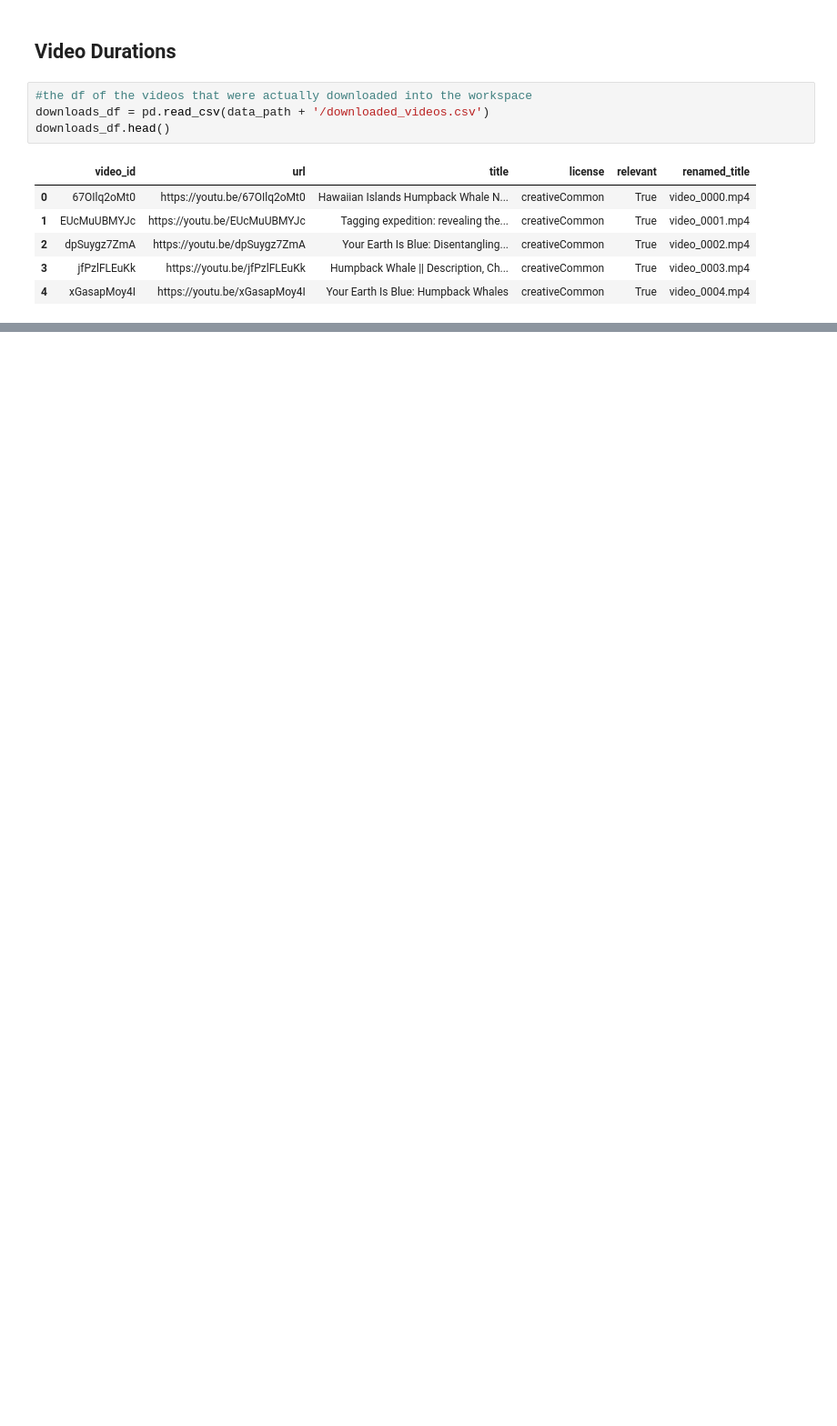
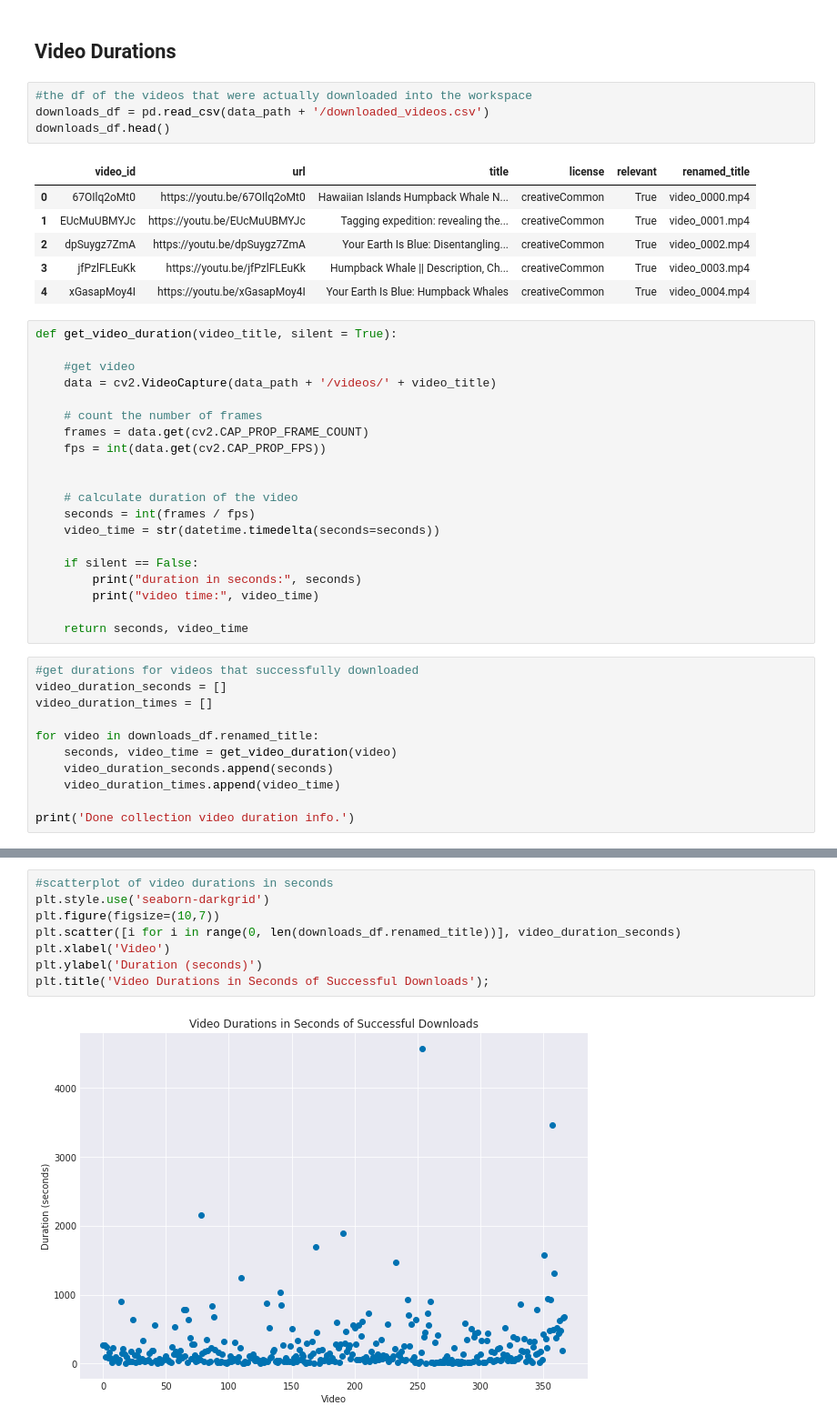
Before and after one commit to ramirezmichelle/youtube-humpback-whale-classifier, a Jupyter notebook: eda/video_data_eda.ipynb, the cells around one changed output, grey strips where cells are left out. Shown at 91% size. Saved outputs shown, nothing was run; the diff lists cells and outputs as text; blank space fills up the shorter version.

Commit message:
plotted video durations

```diff
--- a/eda/video_data_eda.ipynb
+++ b/eda/video_data_eda.ipynb
@@ -83,3 +86,34 @@ downloads_df.head()
 | 2 | dpSuygz7ZmA | https://youtu.be/dpSuygz7ZmA | Your Earth Is Blue: Disentangling... | creativeCommon | True | video_0002.mp4 |
 | 3 | jfPzlFLEuKk | https://youtu.be/jfPzlFLEuKk | Humpback Whale || Description, Ch... | creativeCommon | True | video_0003.mp4 |
 | 4 | xGasapMoy4I | https://youtu.be/xGasapMoy4I | Your Earth Is Blue: Humpback Whales | creativeCommon | True | video_0004.mp4 |
+# %%
+def get_video_duration(video_title, silent = True):
+
+    #get video
+    data = cv2.VideoCapture(data_path + '/videos/' + video_title)
+
+    # count the number of frames
+    frames = data.get(cv2.CAP_PROP_FRAME_COUNT)
+    fps = int(data.get(cv2.CAP_PROP_FPS))
+
+
+    # calculate duration of the video
+    seconds = int(frames / fps)
+    video_time = str(datetime.timedelta(seconds=seconds))
+
+    if silent == False:
+        print("duration in seconds:", seconds)
+        print("video time:", video_time)
+
+    return seconds, video_time
+# %%
+#get durations for videos that successfully downloaded
+video_duration_seconds = []
+video_duration_times = []
+
+for video in downloads_df.renamed_title:
+    seconds, video_time = get_video_duration(video)
+    video_duration_seconds.append(seconds)
+    video_duration_times.append(video_time)
+
+print('Done collection video duration info.')
@@ -85,0 +139,10 @@ downloads_df.head()
+# %%
+#scatterplot of video durations in seconds
+plt.style.use('seaborn-darkgrid')
+plt.figure(figsize=(10,7))
+plt.scatter([i for i in range(0, len(downloads_df.renamed_title))], video_duration_seconds)
+plt.xlabel('Video')
+plt.ylabel('Duration (seconds)')
+plt.title('Video Durations in Seconds of Successful Downloads');
+# %% [output]
+[figure, added]
```
Also changed, not shown: parts of 4 cells of this notebook, 1 other file.
